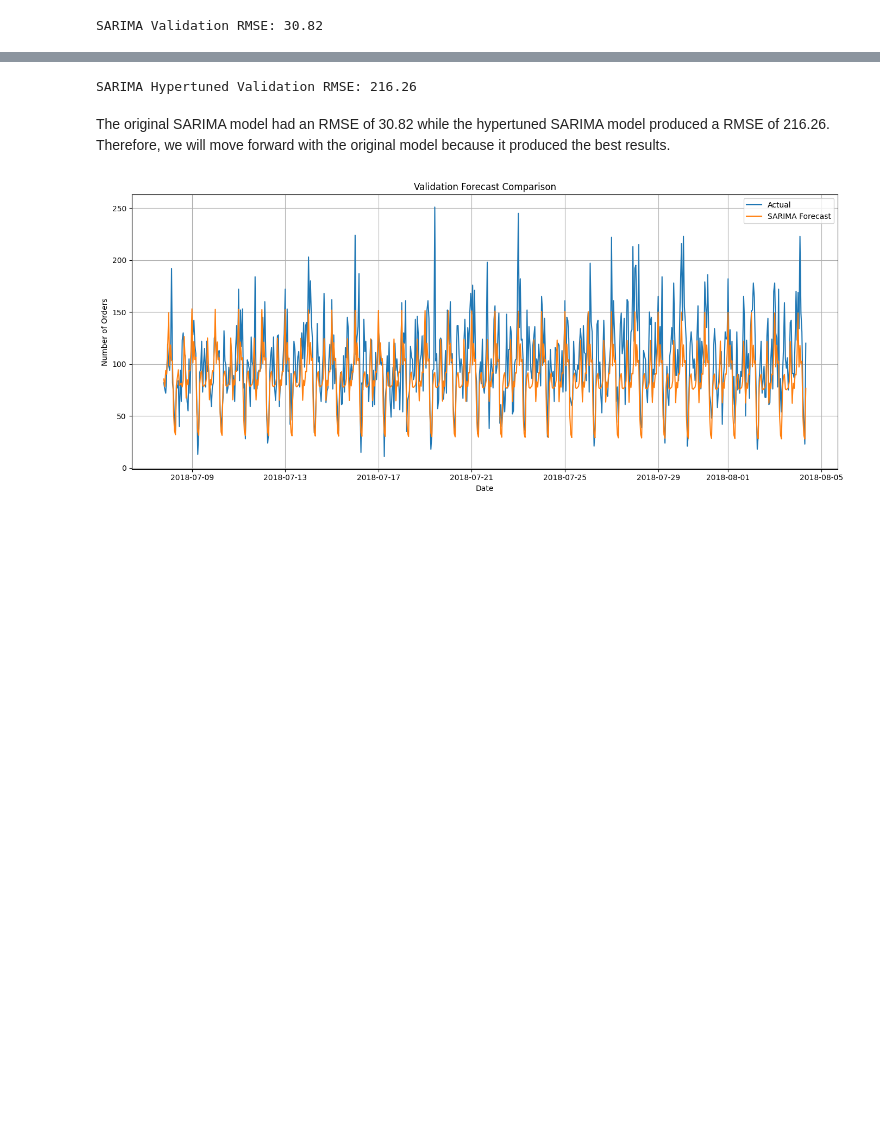
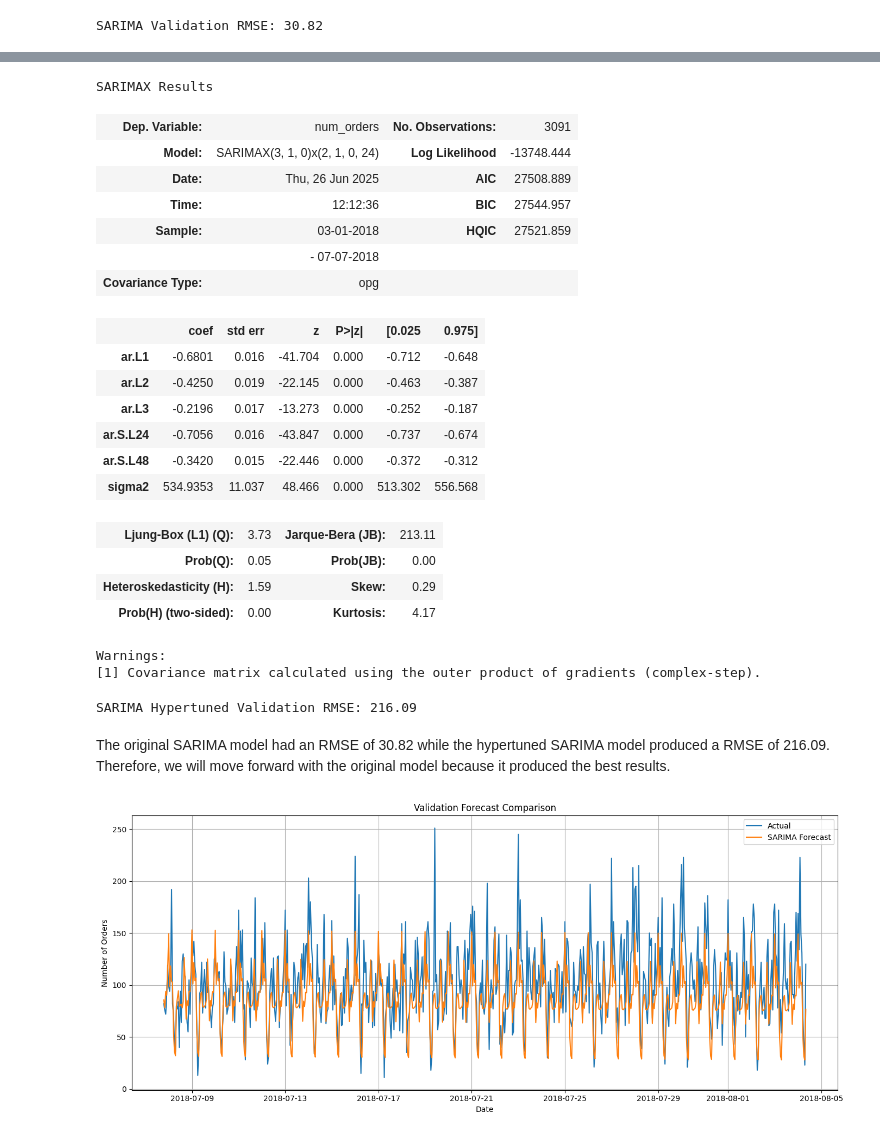
Before and after one commit to SabrinaMcField/Data_Science_Projects-TripleTen-, a Jupyter notebook: project1_time_series/TimeSeriesProject.ipynb, the cells around one changed output, grey strips where cells are left out. Saved outputs shown, nothing was run; the diff lists cells and outputs as text; code cells hidden in the pictures; blank space fills up the shorter version.

```diff
--- a/project1_time_series/TimeSeriesProject.ipynb
+++ b/project1_time_series/TimeSeriesProject.ipynb
@@ -370,17 +414,54 @@ Performing stepwise search to minimize aic
 
 Warnings:
 [1] Covariance matrix calculated using the outer product of gradients (complex-step).
+# %%
+# Step 2: Forecast on validation set
+#sarima_forecast = SARIMAX(train['num_orders'], order=(3,1,0), seasonal_order=(1,1,1,24))
+
+
+# Train the tuned SARIMA model
+sarima_forecast = SARIMAX(
+    train['num_orders'],
+    order=(3, 1, 0),         # Non-seasonal ARIMA(p,d,q)
+    seasonal_order=(2, 1, 0, 24),  # Seasonal (P,D,Q,s)
+    enforce_stationarity=False,
+    enforce_invertibility=False
+)
+
+sarima_tuned_result = sarima_forecast.fit()
+
+sarima_tuned_result.summary()
+# %% [output]
+SARIMAX Results
+| Dep. Variable: | num_orders | No. Observations: | 3091 |
+| Model: | SARIMAX(3, 1, 0)x(2, 1, 0, 24) | Log Likelihood | -13748.444 |
+| Date: | Thu, 26 Jun 2025 | AIC | 27508.889 |
+| Time: | 12:12:36 | BIC | 27544.957 |
+| Sample: | 03-01-2018 | HQIC | 27521.859 |
+|  | - 07-07-2018 |  |  |
+| Covariance Type: | opg |  |  |
+|  | coef | std err | z | P>|z| | [0.025 | 0.975] |
+| ar.L1 | -0.6801 | 0.016 | -41.704 | 0.000 | -0.712 | -0.648 |
+| ar.L2 | -0.4250 | 0.019 | -22.145 | 0.000 | -0.463 | -0.387 |
+| ar.L3 | -0.2196 | 0.017 | -13.273 | 0.000 | -0.252 | -0.187 |
+| ar.S.L24 | -0.7056 | 0.016 | -43.847 | 0.000 | -0.737 | -0.674 |
+| ar.S.L48 | -0.3420 | 0.015 | -22.446 | 0.000 | -0.372 | -0.312 |
+| sigma2 | 534.9353 | 11.037 | 48.466 | 0.000 | 513.302 | 556.568 |
+| Ljung-Box (L1) (Q): | 3.73 | Jarque-Bera (JB): | 213.11 |
+| Prob(Q): | 0.05 | Prob(JB): | 0.00 |
+| Heteroskedasticity (H): | 1.59 | Skew: | 0.29 |
+| Prob(H) (two-sided): | 0.00 | Kurtosis: | 4.17 |
+Warnings:
+[1] Covariance matrix calculated using the outer product of gradients (complex-step).
 # %%
-# Step 2: Forecast on validation set
-forecast = stepwise_model.predict(n_periods=len(val))
-
-# Step 3: Calculate RMSE on validation
-rmse = np.sqrt(mean_squared_error(val['num_orders'], forecast))
-print(f"SARIMA Hypertuned Validation RMSE: {rmse:.2f}")
+# Forecast on validation set
+forecast_sarima_tuned = sarima_tuned_result.forecast(steps=len(val))
+rmse_sarima_tuned= sqrt(mean_squared_error(val, forecast_sarima_tuned))
+print(f"SARIMA Hypertuned Validation RMSE: {rmse_sarima_tuned:.2f}")
 # %% [output]
-SARIMA Hypertuned Validation RMSE: 216.26
+SARIMA Hypertuned Validation RMSE: 216.09
 # %% [markdown]
-The original SARIMA model had an RMSE of 30.82 while the hypertuned SARIMA model produced a RMSE of 216.26. Therefore, we will move forward with the original model because it produced the best results.
+The original SARIMA model had an RMSE of 30.82 while the hypertuned SARIMA model produced a RMSE of 216.09. Therefore, we will move forward with the original model because it produced the best results.
 # %%
 # Plot validation actual vs predicted
 plt.figure(figsize=(14, 6))
```
Also changed, not shown: parts of 19 cells of this notebook, 1 other file.
